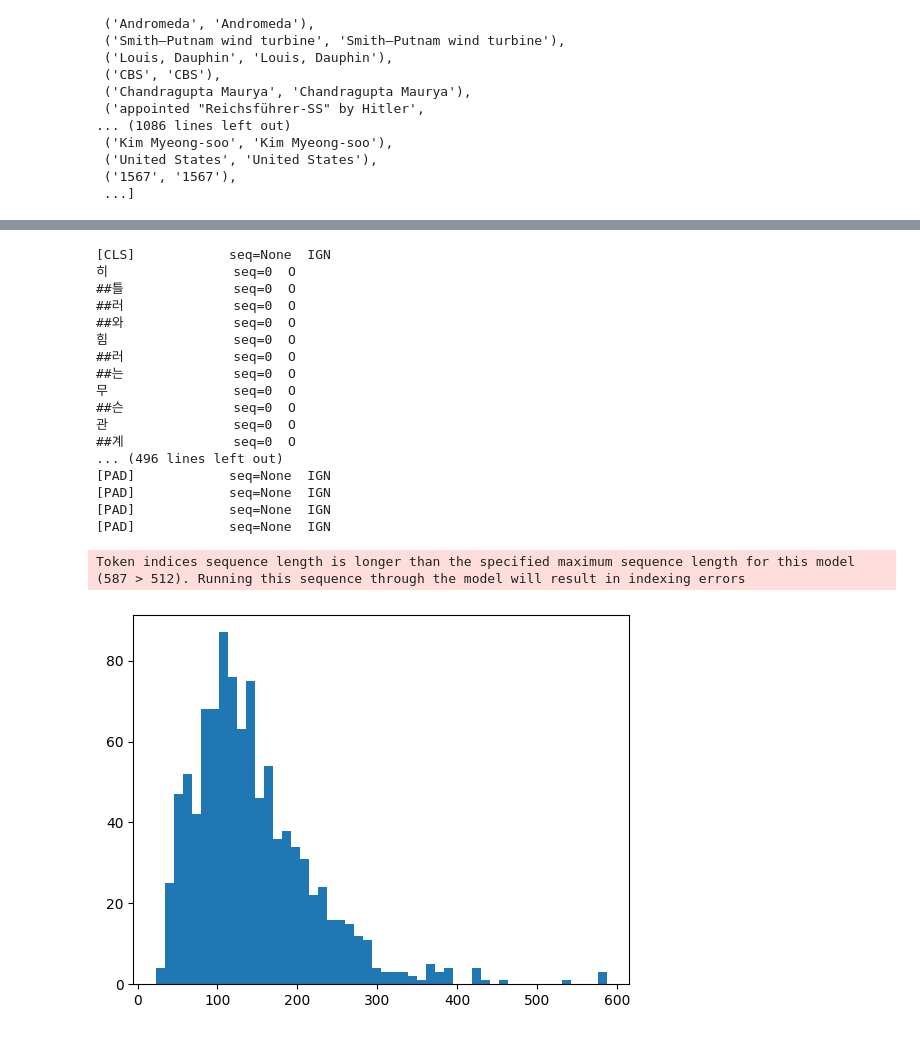
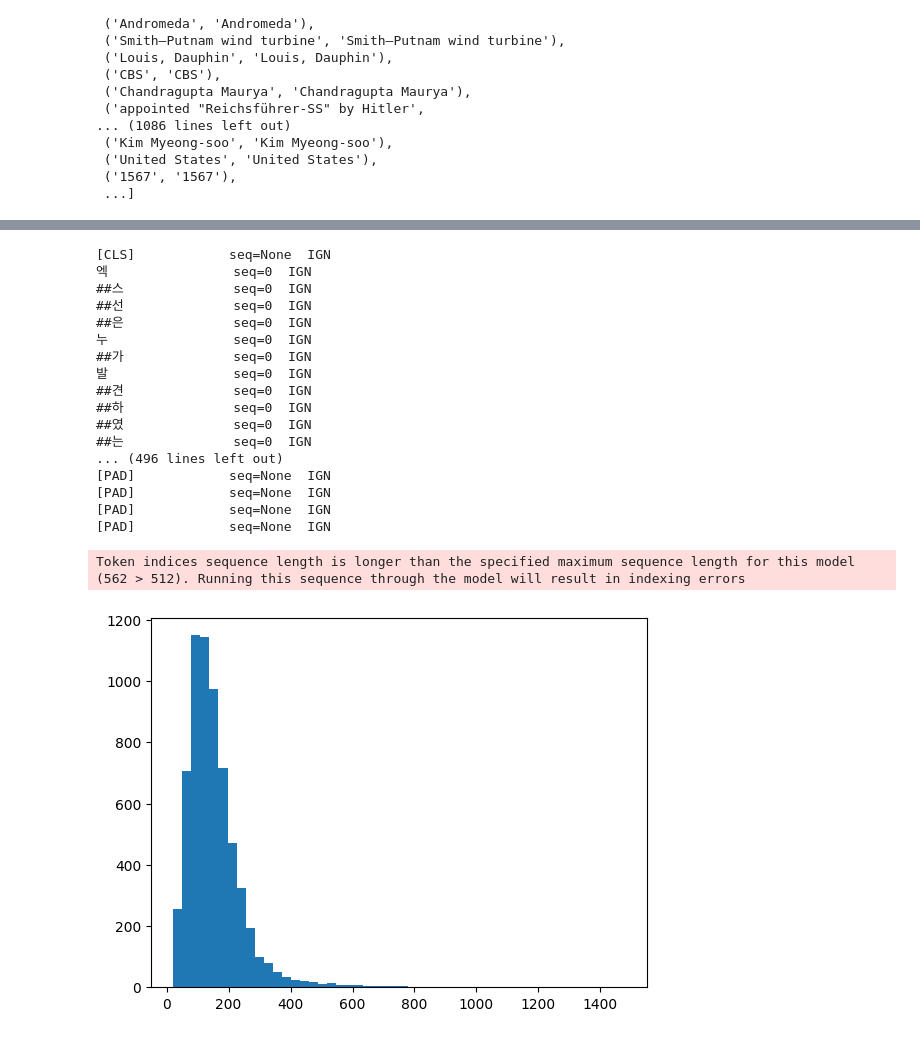
Before and after one commit to nygaardlarsen/NLP-Project, a Jupyter notebook: week40.ipynb, the cells around one changed output, grey strips where cells are left out. Cells and saved outputs as stored; diff of their text form; code cells hidden in the pictures.

```diff
--- a/week40.ipynb
+++ b/week40.ipynb
@@ -231,12 +240,20 @@ def tokenize_dataset(df, tokenizer):
 device = torch.device("cuda") if torch.cuda.is_available() else torch.device("cpu")
 print("Using device:", device)
 
-model = AutoModelForTokenClassification.from_pretrained(
-    modelName,
-    num_labels= 2,
-    id2label={0: "O", 1: "ANS"},
-    label2id={"O": 0, "ANS": 1}
-)
+save_path = "/content/drive/MyDrive/translated_data/week40_bert"
+if os.path.exists(save_path) and any(os.scandir(save_path)):
+    print(f"Model initialized from: {save_path}")
+    model = AutoModelForTokenClassification.from_pretrained(save_path)
+    tokenizer = AutoTokenizer.from_pretrained(save_path)
+    train_model = False
+else:
+    print("Creating model:")
+    model = AutoModelForTokenClassification.from_pretrained(
+        modelName,
+        num_labels=2,
+        id2label={0: "O", 1: "ANS"},
+        label2id={"O": 0, "ANS": 1},
+        train_model = True)
 
 model.to(device)
 
@@ -250,6 +267,5 @@ training_args = TrainingArguments(
     save_total_limit = 2,
     logging_dir="./logs",
     logging_steps = 50,
-    report_to = "none"
-)
+    report_to = "none")
 # %% [output]
@@ -590,8 +632,7 @@ example_row = {
     "question": df_train.iloc[index]["question"],
     "context": df_train.iloc[index]["context"],
     "answer_start": df_train.iloc[index]["answer_start"],
-    "answer": df_train.iloc[index]["answer"]
-}
+    "answer": df_train.iloc[index]["answer"]}
 
 encoded_ex = encode_example(example_row, tokenizer)
 tokens = tokenizer.convert_ids_to_tokens(encoded_ex["input_ids"])
@@ -600,28 +641,28 @@ for t, sid, l in zip(tokens, encoded_ex.sequence_ids(), encoded_ex["labels"]):
     print(f"{t:<15}  seq={sid}  {id2tag.get(l, 'IGN')}")
 # %% [output]
 [CLS]            seq=None  IGN
-히                seq=0  O
-##틀              seq=0  O
-##러              seq=0  O
-##와              seq=0  O
-힘                seq=0  O
-##러              seq=0  O
-##는              seq=0  O
-무                seq=0  O
-##슨              seq=0  O
-관                seq=0  O
-##계              seq=0  O
+엑                seq=0  IGN
+##스              seq=0  IGN
+##선              seq=0  IGN
+##은              seq=0  IGN
+누                seq=0  IGN
+##가              seq=0  IGN
+발                seq=0  IGN
+##견              seq=0  IGN
+##하              seq=0  IGN
+##였              seq=0  IGN
+##는              seq=0  IGN
 ... (496 lines left out)
 [PAD]            seq=None  IGN
 [PAD]            seq=None  IGN
 [PAD]            seq=None  IGN
 [PAD]            seq=None  IGN
 # %%
-lengths = [len(tokenizer(q, c)["input_ids"]) for q, c in zip(train_subset["question"], train_subset["context"])]
+lengths = [len(tokenizer(q, c)["input_ids"]) for q, c in zip(df_train["question"], df_train["context"])]
 import matplotlib.pyplot as plt
 plt.hist(lengths, bins=50)
 plt.show()
 # %% [output]
-Token indices sequence length is longer than the specified maximum sequence length for this model (587 > 512). Running this sequence through the model will result in indexing errors
+Token indices sequence length is longer than the specified maximum sequence length for this model (562 > 512). Running this sequence through the model will result in indexing errors
-[figure, old version]
+[figure, new version]
 # %%
```
Also changed, not shown: parts of 27 cells of this notebook, 12 other files.
